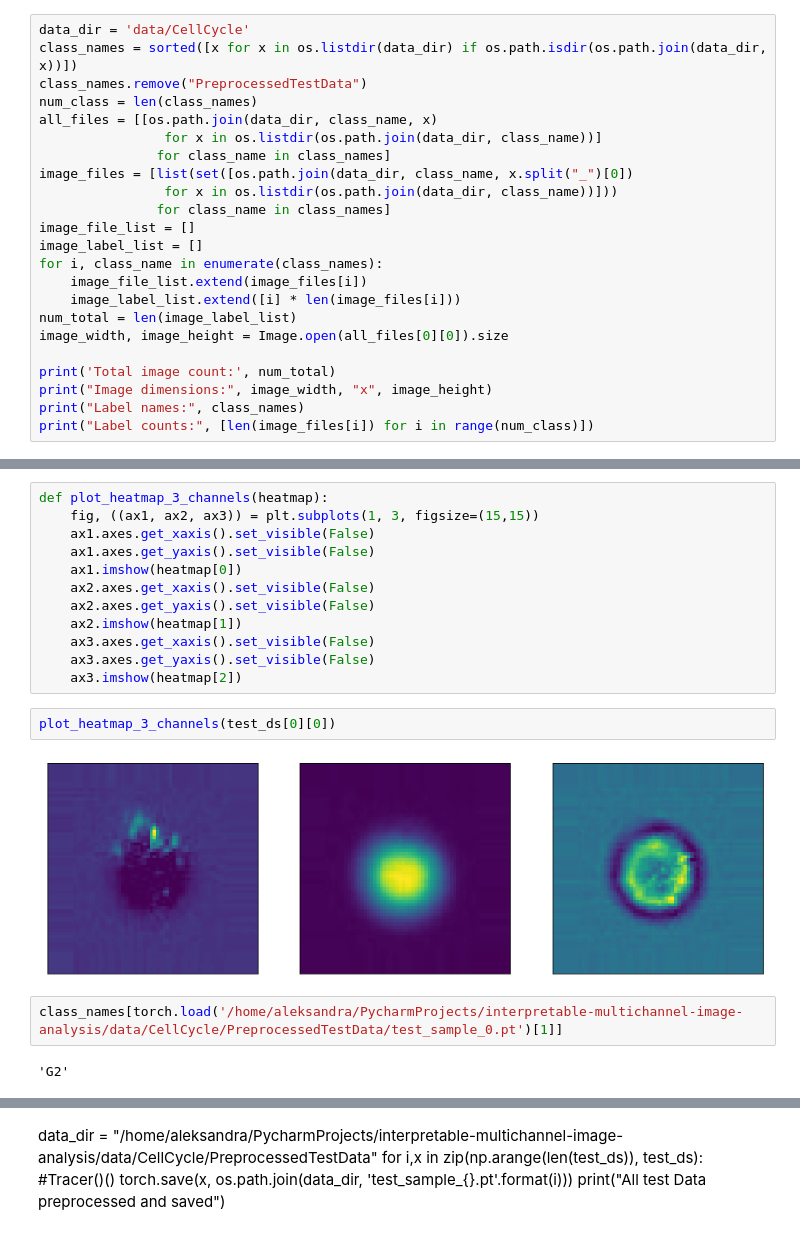
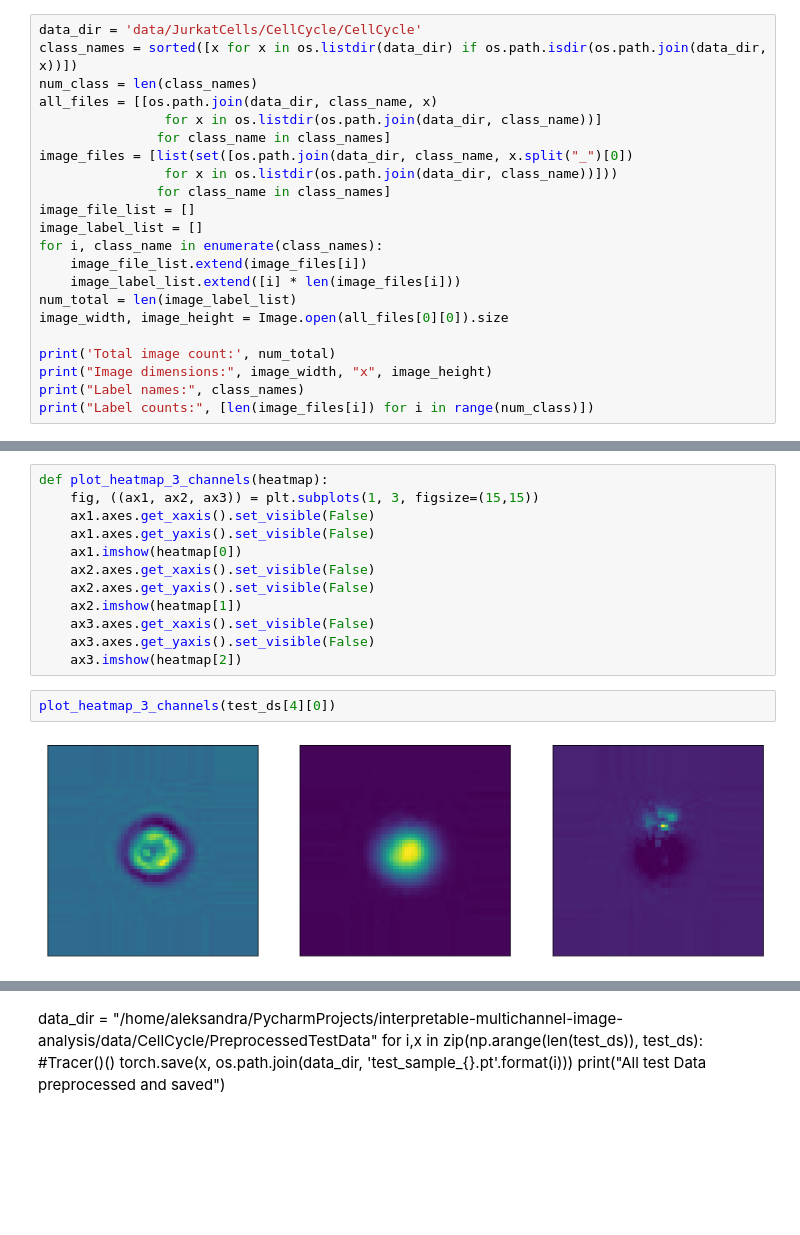
Before and after one commit to aliechoes/interpretable-multichannel-image-analysis, a Jupyter notebook: Jurkat_Cells_Dataset.ipynb, the cells around one changed output, grey strips where cells are left out. Drawn from its saved outputs; the diff is of its cells as text; blank space fills up the shorter version.

```diff
--- a/Jurkat_Cells_Dataset.ipynb
+++ b/Jurkat_Cells_Dataset.ipynb
@@ -61,7 +88,6 @@ from imblearn.over_sampling import SMOTE, RandomOverSampler
 # %%
-data_dir = 'data/CellCycle'
+data_dir = 'data/JurkatCells/CellCycle/CellCycle'
 class_names = sorted([x for x in os.listdir(data_dir) if os.path.isdir(os.path.join(data_dir, x))])
-class_names.remove("PreprocessedTestData")
 num_class = len(class_names)
 all_files = [[os.path.join(data_dir, class_name, x)
                 for x in os.listdir(os.path.join(data_dir, class_name))]
@@ -262,10 +290,6 @@ def plot_heatmap_3_channels(heatmap):
     ax3.axes.get_yaxis().set_visible(False)
     ax3.imshow(heatmap[2])
 # %%
-plot_heatmap_3_channels(test_ds[0][0])
+plot_heatmap_3_channels(test_ds[4][0])
 # %% [output]
-[figure, old version]
+[figure, new version]
-# %%
-class_names[torch.load('/home/aleksandra/PycharmProjects/interpretable-multichannel-image-analysis/data/CellCycle/PreprocessedTestData/test_sample_0.pt')[1]]
-# %% [output]
-'G2'
```
Also changed, not shown: parts of 14 cells of this notebook, 5 other files.
